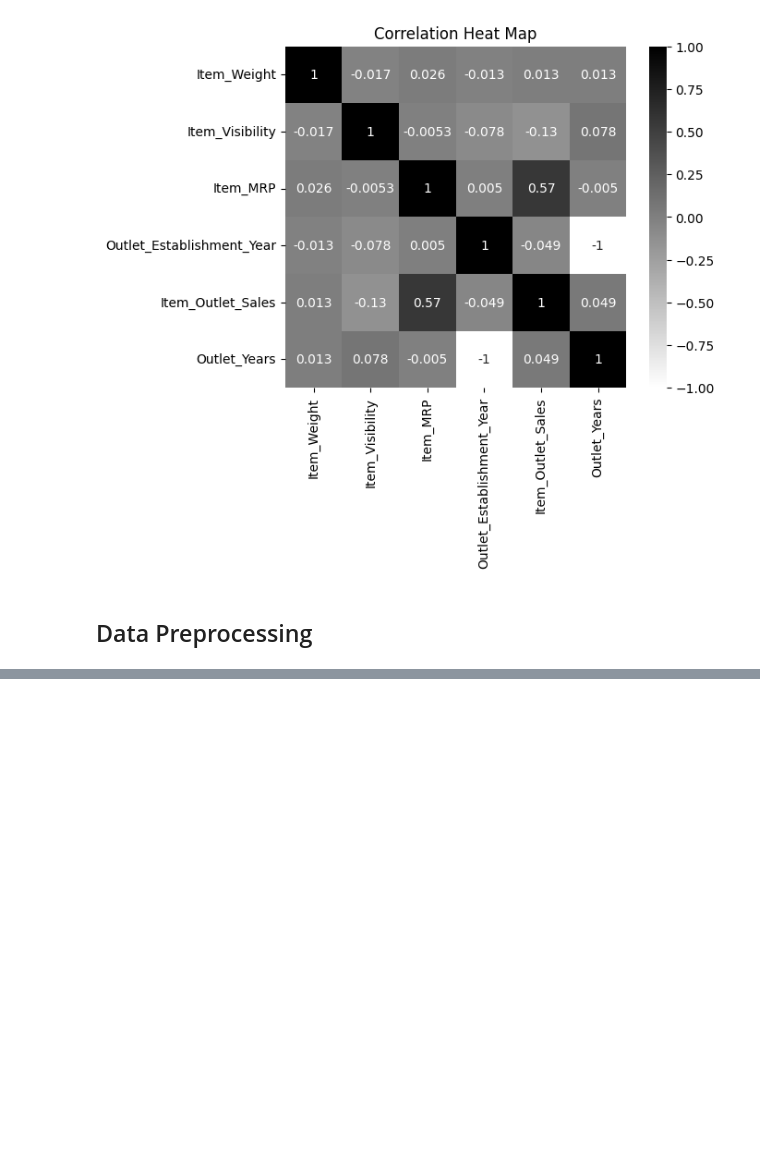
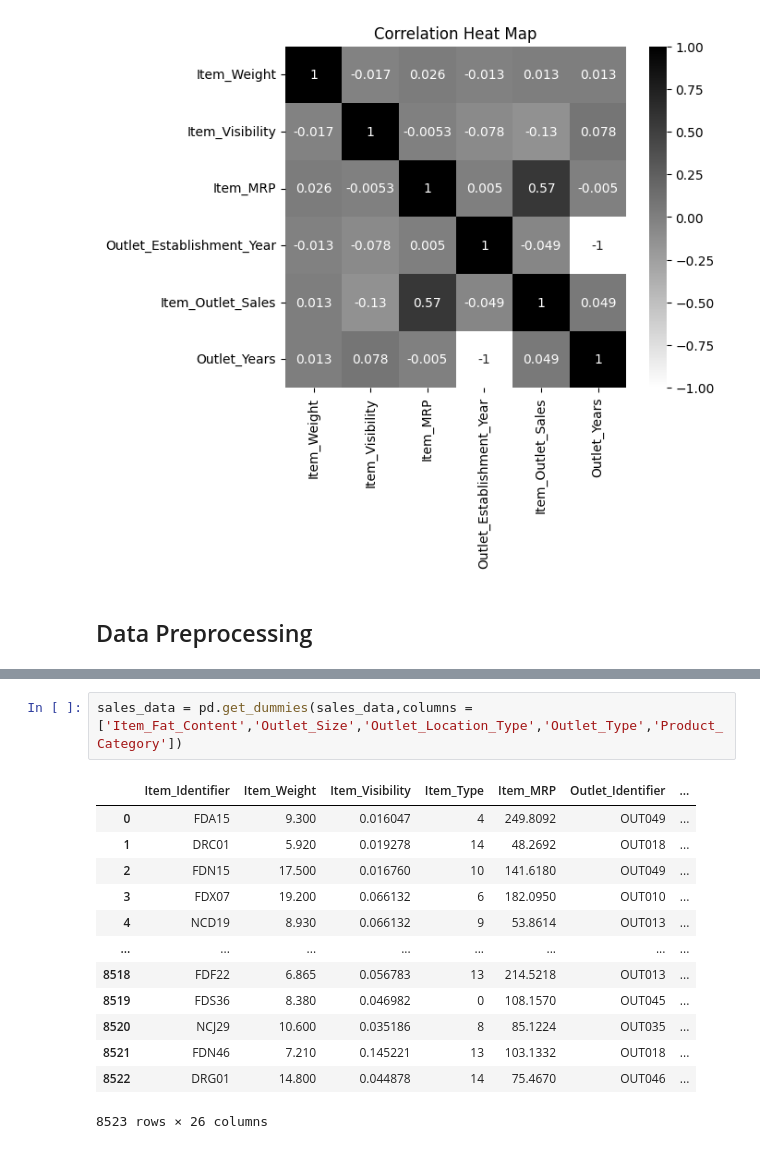
Before and after one commit to amisha26/Hands-on-Machine-Learning, a Jupyter notebook: sales_forecasting_project/sales_forecast.ipynb, the cells around one changed output, grey strips where cells are left out. Drawn from its saved outputs; the diff is of its cells as text; blank space fills up the shorter version.

```diff
--- a/sales_forecasting_project/sales_forecast.ipynb
+++ b/sales_forecasting_project/sales_forecast.ipynb
@@ -612,0 +655,16 @@ plt.show()
+# %%
+sales_data = pd.get_dummies(sales_data,columns = ['Item_Fat_Content','Outlet_Size','Outlet_Location_Type','Outlet_Type','Product_Category'])
+# %% [output]
+|  | Item_Identifier | Item_Weight | Item_Visibility | Item_Type | Item_MRP | Outlet_Identifier | ... |
+| 0 | FDA15 | 9.300 | 0.016047 | 4 | 249.8092 | OUT049 | ... |
+| 1 | DRC01 | 5.920 | 0.019278 | 14 | 48.2692 | OUT018 | ... |
+| 2 | FDN15 | 17.500 | 0.016760 | 10 | 141.6180 | OUT049 | ... |
+| 3 | FDX07 | 19.200 | 0.066132 | 6 | 182.0950 | OUT010 | ... |
+| 4 | NCD19 | 8.930 | 0.066132 | 9 | 53.8614 | OUT013 | ... |
+| ... | ... | ... | ... | ... | ... | ... | ... |
+| 8518 | FDF22 | 6.865 | 0.056783 | 13 | 214.5218 | OUT013 | ... |
+| 8519 | FDS36 | 8.380 | 0.046982 | 0 | 108.1570 | OUT045 | ... |
+| 8520 | NCJ29 | 10.600 | 0.035186 | 8 | 85.1224 | OUT035 | ... |
+| 8521 | FDN46 | 7.210 | 0.145221 | 13 | 103.1332 | OUT018 | ... |
+| 8522 | DRG01 | 14.800 | 0.044878 | 14 | 75.4670 | OUT046 | ... |
+8523 rows × 26 columns
```
Also changed, not shown: parts of 10 cells of this notebook.
